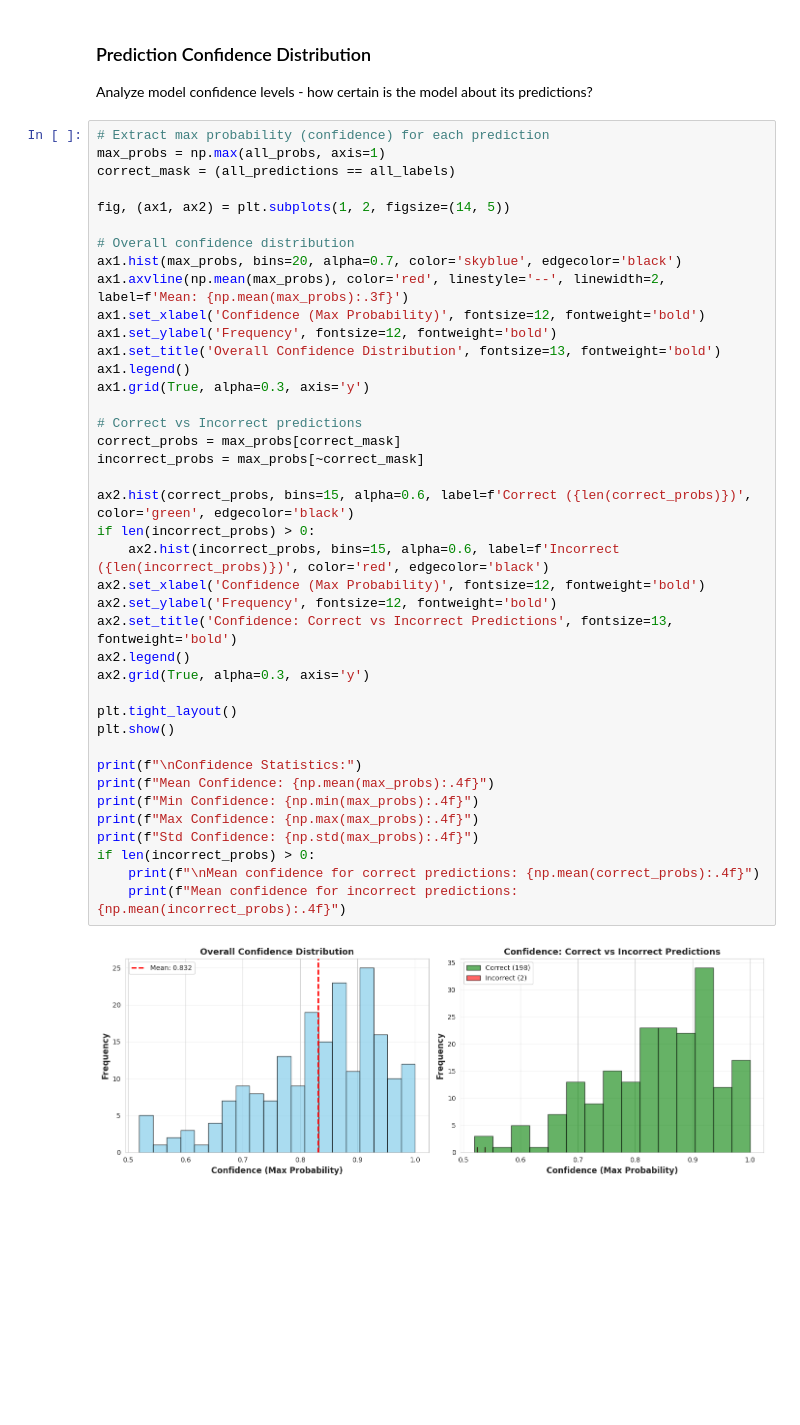
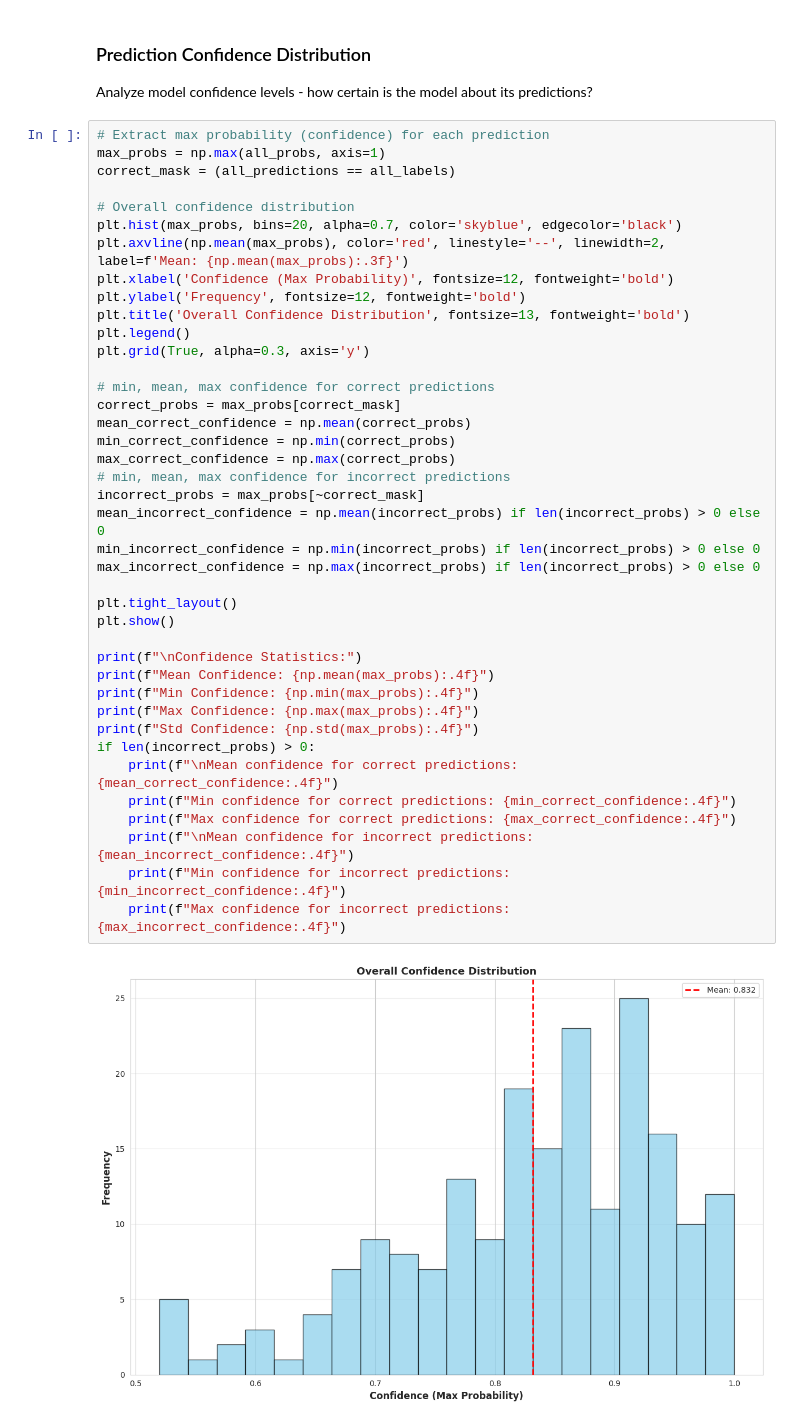
Before and after one commit to CavaWasTaken/AdvancedMLforImageProcessing, a Jupyter notebook: Lab2/lab2.ipynb, the cells around one changed output. Drawn from its saved outputs; the diff is of its cells as text; blank space fills up the shorter version.

Commit message:
plot changed

```diff
--- a/Lab2/lab2.ipynb
+++ b/Lab2/lab2.ipynb
@@ -426,45 +426,45 @@ Analyze model confidence levels - how certain is the model about its predictions
 # %%
 # Extract max probability (confidence) for each prediction
 max_probs = np.max(all_probs, axis=1)
 correct_mask = (all_predictions == all_labels)
 
-fig, (ax1, ax2) = plt.subplots(1, 2, figsize=(14, 5))
+# Overall confidence distribution
+plt.hist(max_probs, bins=20, alpha=0.7, color='skyblue', edgecolor='black')
+plt.axvline(np.mean(max_probs), color='red', linestyle='--', linewidth=2, label=f'Mean: {np.mean(max_probs):.3f}')
+plt.xlabel('Confidence (Max Probability)', fontsize=12, fontweight='bold')
+plt.ylabel('Frequency', fontsize=12, fontweight='bold')
+plt.title('Overall Confidence Distribution', fontsize=13, fontweight='bold')
+plt.legend()
+plt.grid(True, alpha=0.3, axis='y')
 
-# Overall confidence distribution
-ax1.hist(max_probs, bins=20, alpha=0.7, color='skyblue', edgecolor='black')
-ax1.axvline(np.mean(max_probs), color='red', linestyle='--', linewidth=2, label=f'Mean: {np.mean(max_probs):.3f}')
-ax1.set_xlabel('Confidence (Max Probability)', fontsize=12, fontweight='bold')
-ax1.set_ylabel('Frequency', fontsize=12, fontweight='bold')
-ax1.set_title('Overall Confidence Distribution', fontsize=13, fontweight='bold')
-ax1.legend()
-ax1.grid(True, alpha=0.3, axis='y')
-
-# Correct vs Incorrect predictions
+# min, mean, max confidence for correct predictions
 correct_probs = max_probs[correct_mask]
+mean_correct_confidence = np.mean(correct_probs)
+min_correct_confidence = np.min(correct_probs)
+max_correct_confidence = np.max(correct_probs)
+# min, mean, max confidence for incorrect predictions
 incorrect_probs = max_probs[~correct_mask]
-
-ax2.hist(correct_probs, bins=15, alpha=0.6, label=f'Correct ({len(correct_probs)})', color='green', edgecolor='black')
-if len(incorrect_probs) > 0:
-    ax2.hist(incorrect_probs, bins=15, alpha=0.6, label=f'Incorrect ({len(incorrect_probs)})', color='red', edgecolor='black')
-ax2.set_xlabel('Confidence (Max Probability)', fontsize=12, fontweight='bold')
-ax2.set_ylabel('Frequency', fontsize=12, fontweight='bold')
-ax2.set_title('Confidence: Correct vs Incorrect Predictions', fontsize=13, fontweight='bold')
-ax2.legend()
-ax2.grid(True, alpha=0.3, axis='y')
+mean_incorrect_confidence = np.mean(incorrect_probs) if len(incorrect_probs) > 0 else 0
+min_incorrect_confidence = np.min(incorrect_probs) if len(incorrect_probs) > 0 else 0
+max_incorrect_confidence = np.max(incorrect_probs) if len(incorrect_probs) > 0 else 0
 
 plt.tight_layout()
 plt.show()
 
 print(f"\nConfidence Statistics:")
 print(f"Mean Confidence: {np.mean(max_probs):.4f}")
 print(f"Min Confidence: {np.min(max_probs):.4f}")
 print(f"Max Confidence: {np.max(max_probs):.4f}")
 print(f"Std Confidence: {np.std(max_probs):.4f}")
 if len(incorrect_probs) > 0:
-    print(f"\nMean confidence for correct predictions: {np.mean(correct_probs):.4f}")
-    print(f"Mean confidence for incorrect predictions: {np.mean(incorrect_probs):.4f}")
+    print(f"\nMean confidence for correct predictions: {mean_correct_confidence:.4f}")
+    print(f"Min confidence for correct predictions: {min_correct_confidence:.4f}")
+    print(f"Max confidence for correct predictions: {max_correct_confidence:.4f}")
+    print(f"\nMean confidence for incorrect predictions: {mean_incorrect_confidence:.4f}")
+    print(f"Min confidence for incorrect predictions: {min_incorrect_confidence:.4f}")
+    print(f"Max confidence for incorrect predictions: {max_incorrect_confidence:.4f}")
 # %% [output]
-[figure, old version]
+[figure, new version]
 Confidence Statistics:
 Mean Confidence: 0.8317
 Min Confidence: 0.5195
```
Also changed, not shown: parts of 1 cell of this notebook.
